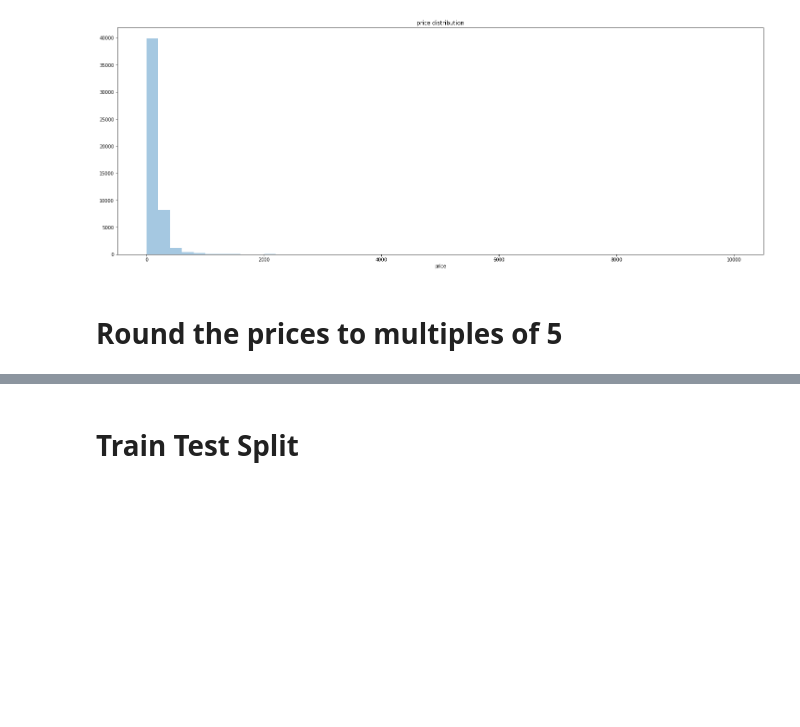
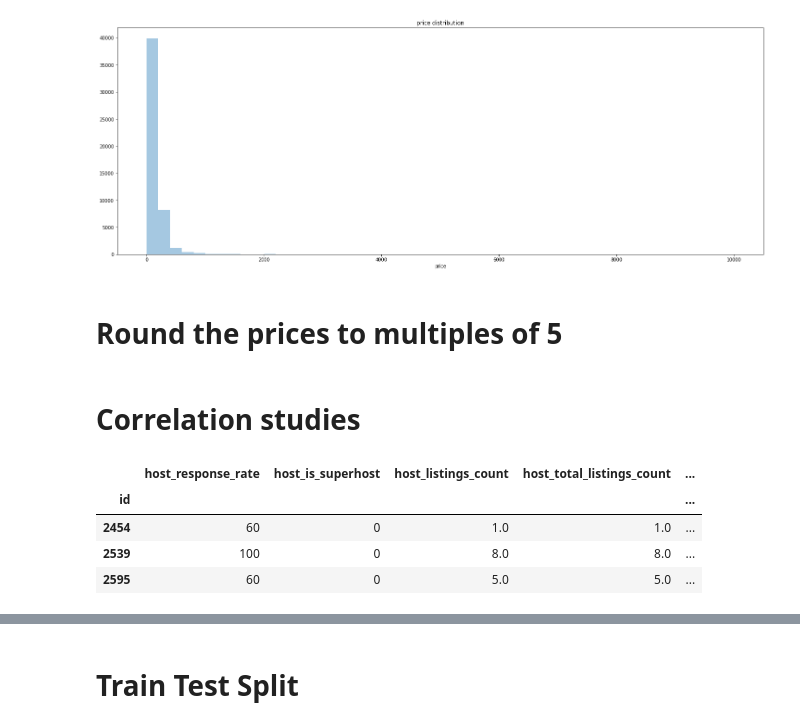
Before and after one commit to principal-miners/listings, a Jupyter notebook: ssh/RAW Modelling.ipynb, the cells around one changed output, grey strips where cells are left out. Cells and saved outputs as stored; diff of their text form; code cells hidden in the pictures; blank space fills up the shorter version.

```diff
--- a/ssh/RAW Modelling.ipynb
+++ b/ssh/RAW Modelling.ipynb
@@ -72,3 +72,13 @@ t = g.set_title("price distribution")
 def roundto(row, base=5):
     return int(base * round(float(row) / base))
 listings["price"] = listings["price"].apply(roundto)
+# %% [markdown]
+# Correlation studies
+# %%
+listings.head(3)
+# %% [output]
+|  | host_response_rate | host_is_superhost | host_listings_count | host_total_listings_count | ... |
+| id |  |  |  |  | ... |
+| 2454 | 60 | 0 | 1.0 | 1.0 | ... |
+| 2539 | 100 | 0 | 8.0 | 8.0 | ... |
+| 2595 | 60 | 0 | 5.0 | 5.0 | ... |
```
Also changed, not shown: parts of 4 cells of this notebook.
